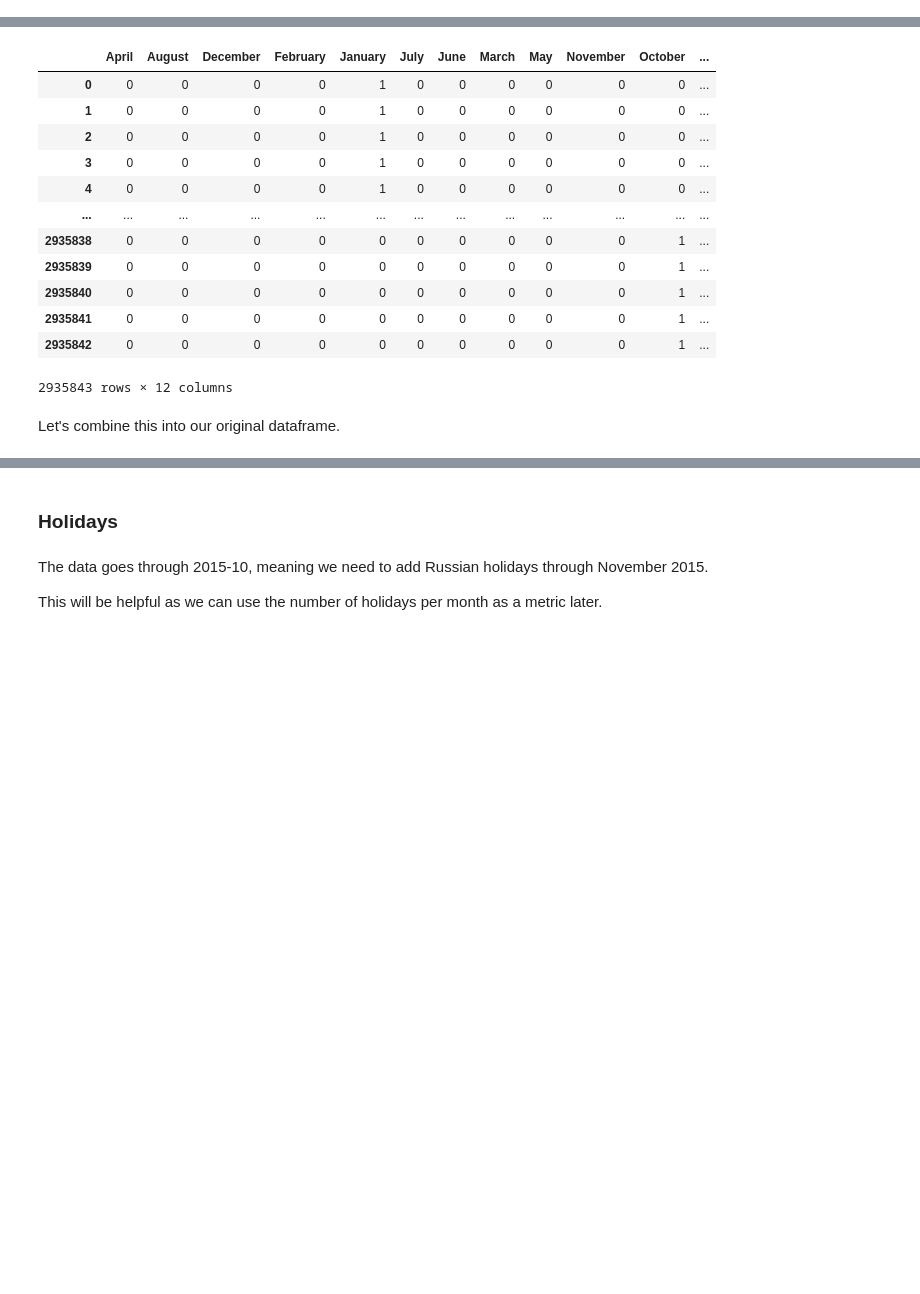
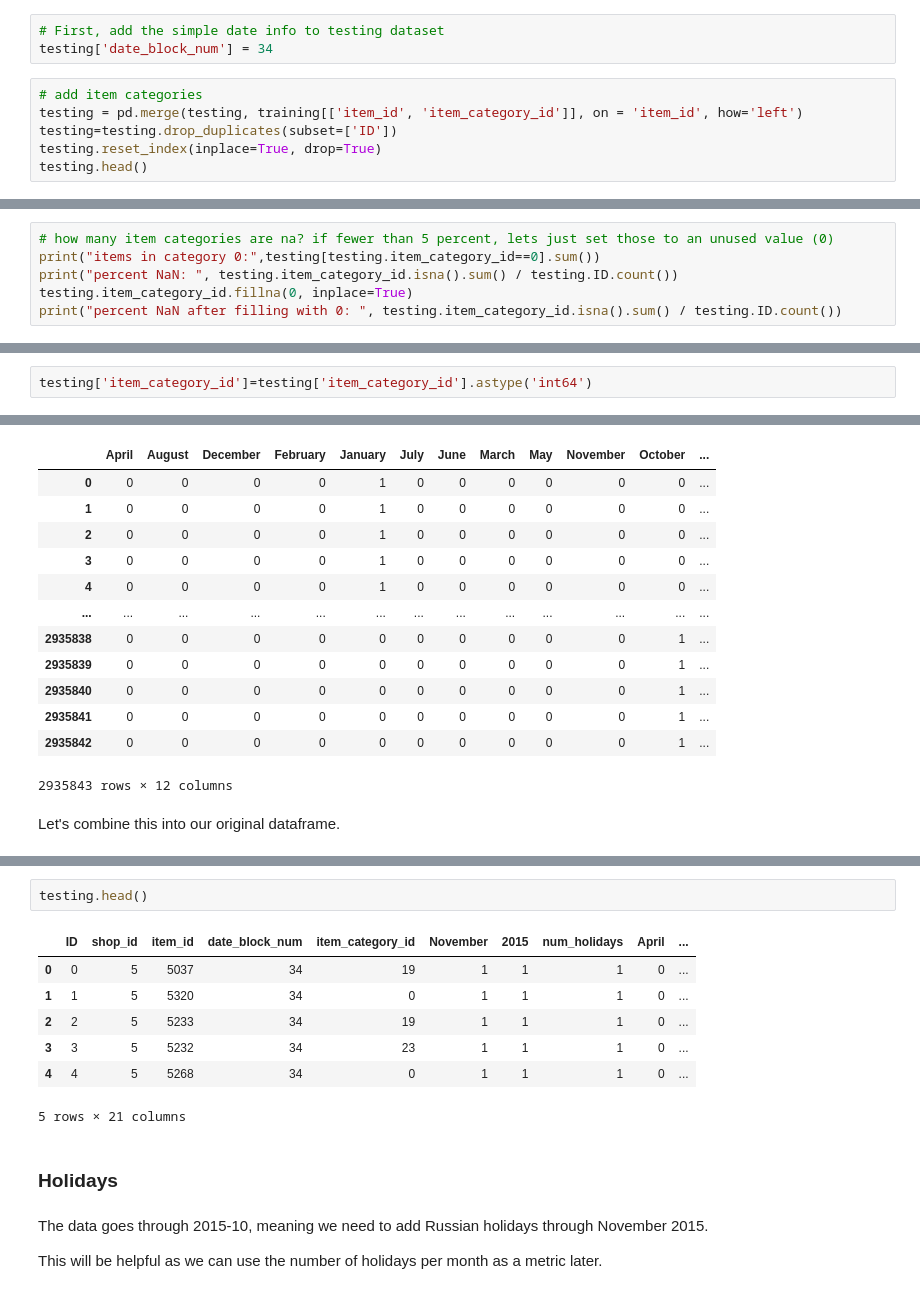
Before and after one commit to Snizzmo/Data-Science, a Jupyter notebook: Capstone_Two/03_Capstone_Two_Feature_Engineering.ipynb, the cells around one changed output, grey strips where cells are left out. Cells and saved outputs as stored; diff of their text form; blank space fills up the shorter version.

```diff
--- a/Capstone_Two/03_Capstone_Two_Feature_Engineering.ipynb
+++ b/Capstone_Two/03_Capstone_Two_Feature_Engineering.ipynb
@@ -84,3 +94,12 @@ This means we should implement the following features:
 
 
 I am leaving out the store location because that is beyond the score of this notebook. I am leaving out relesae dates for games since that is both hard to find and simply creates outliers, so I do not think it is important enough for this application. The general trend is captured by date block num.
+# %%
+# First, add the simple date info to testing dataset
+testing['date_block_num'] = 34
+# %%
+# add item categories
+testing = pd.merge(testing, training[['item_id', 'item_category_id']], on = 'item_id', how='left')
+testing=testing.drop_duplicates(subset=['ID'])
+testing.reset_index(inplace=True, drop=True)
+testing.head()
@@ -86,0 +113,6 @@ I am leaving out the store location because that is beyond the score of this not
+# %%
+# how many item categories are na? if fewer than 5 percent, lets just set those to an unused value (0)
+print("items in category 0:",testing[testing.item_category_id==0].sum())
+print("percent NaN: ", testing.item_category_id.isna().sum() / testing.ID.count())
+testing.item_category_id.fillna(0, inplace=True)
+print("percent NaN after filling with 0: ", testing.item_category_id.isna().sum() / testing.ID.count())
@@ -86,0 +128,2 @@ I am leaving out the store location because that is beyond the score of this not
+# %%
+testing['item_category_id']=testing['item_category_id'].astype('int64')
@@ -147,6 +203,16 @@ df.head()
 | 3 | 2013-01-06 | 0 | 25 | 2554 | 1709.05 | 1.00 | 58 | 2013-01-06 | ... |
 | 4 | 2013-01-15 | 0 | 25 | 2555 | 1099.00 | 1.00 | 56 | 2013-01-15 | ... |
 5 rows × 23 columns
+# %%
+testing.head()
+# %% [output]
+|  | ID | shop_id | item_id | date_block_num | item_category_id | November | 2015 | num_holidays | April | ... |
+| 0 | 0 | 5 | 5037 | 34 | 19 | 1 | 1 | 1 | 0 | ... |
+| 1 | 1 | 5 | 5320 | 34 | 0 | 1 | 1 | 1 | 0 | ... |
+| 2 | 2 | 5 | 5233 | 34 | 19 | 1 | 1 | 1 | 0 | ... |
+| 3 | 3 | 5 | 5232 | 34 | 23 | 1 | 1 | 1 | 0 | ... |
+| 4 | 4 | 5 | 5268 | 34 | 0 | 1 | 1 | 1 | 0 | ... |
+5 rows × 21 columns
 # %% [markdown]
 ### Holidays
 # %% [markdown]
```
Also changed, not shown: parts of 40 cells of this notebook, 1 other file.
